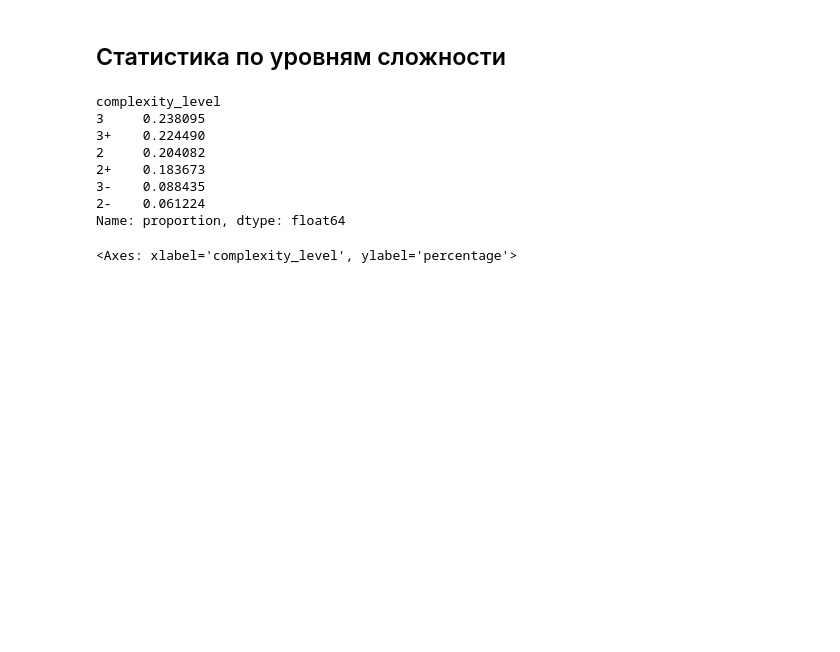
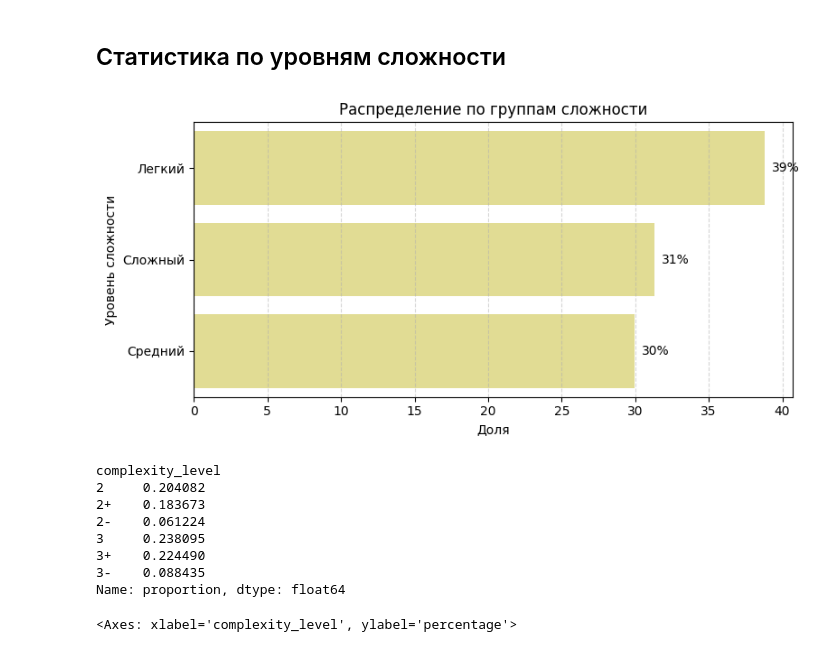
Before and after one commit to sidtim/ai-mas-hse-project, a Jupyter notebook: ai_mas_hse_project/notebooks/2-eda.ipynb, the cells around one changed output. Cells and saved outputs as stored; diff of their text form; code cells hidden in the pictures; blank space fills up the shorter version.

```diff
--- a/ai_mas_hse_project/notebooks/2-eda.ipynb
+++ b/ai_mas_hse_project/notebooks/2-eda.ipynb
@@ -71,16 +120,59 @@ subtopic
 Name: count, dtype: int64
 # %% [markdown]
 ## Статистика по уровням сложности
+# %%
+import pandas as pd
+import matplotlib.pyplot as plt
+import seaborn as sns
+
+# 1. Сопоставление исходных категорий с новыми группами
+complexity_mapping = {
+    '2': 'Легкий',
+    '2+': 'Легкий',
+    '2-': 'Средний',
+    '3': 'Средний',
+    '3+': 'Сложный',
+    '3-': 'Сложный'
+}
+
+# 2. Применяем отображение и считаем доли (normalize=True)
+df['complexity_group'] = df['complexity_level'].map(complexity_mapping)
+group_df = df['complexity_group'].value_counts(normalize=True).reset_index()
+group_df.columns = ['Группа', 'Доля']
+# Переводим доли в проценты (умножаем на 100)
+group_df['Доля'] = group_df['Доля'] * 100
+
+# 3. Строим горизонтальный barplot
+plt.figure(figsize=(8, 4))
+ax = sns.barplot(data=group_df, x='Доля', y='Группа', color='#EEE787')  # можно сменить цвет
+
+# Добавляем сетку по оси X
+plt.grid(axis='x', linestyle='--', alpha=0.5)
+
+# Добавляем значения долей напротив каждого столбца
+for i, (value, patch) in enumerate(zip(group_df['Доля'], ax.patches)):
+    ax.text(value + 0.5, patch.get_y() + patch.get_height()/2,
+            f'{value:.0f}%', ha='left', va='center', fontsize=10)
+
+# Настройки осей и заголовка
+ax.set_xlabel('Доля')
+ax.set_ylabel('Уровень сложности')
+ax.set_title('Распределение по группам сложности')
+
+plt.tight_layout()
+plt.show()
+# %% [output]
+[figure, added]
 # %%
-df["complexity_level"].value_counts(normalize=True)
+df["complexity_level"].value_counts(normalize=True).sort_index()
 # %% [output]
 complexity_level
+2     0.204082
+2+    0.183673
+2-    0.061224
 3     0.238095
 3+    0.224490
-2     0.204082
-2+    0.183673
 3-    0.088435
-2-    0.061224
 Name: proportion, dtype: float64
 # %%
 counts_df = df["complexity_level"].value_counts(normalize=False).sort_index().reset_index()
```
Also changed, not shown: parts of 4 cells of this notebook.
